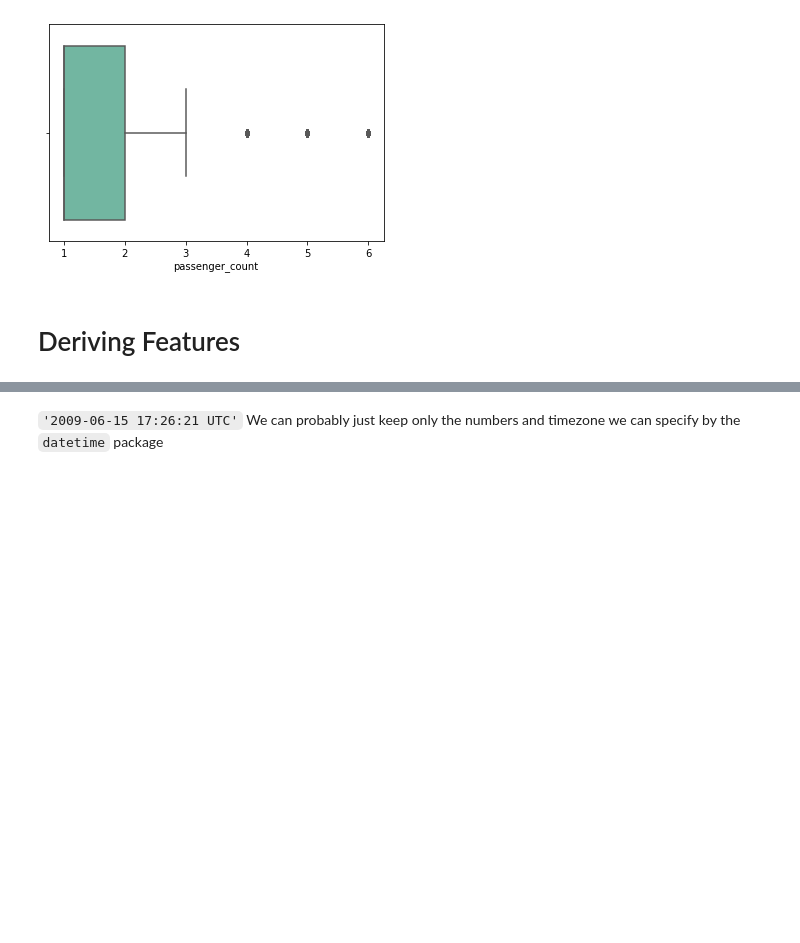
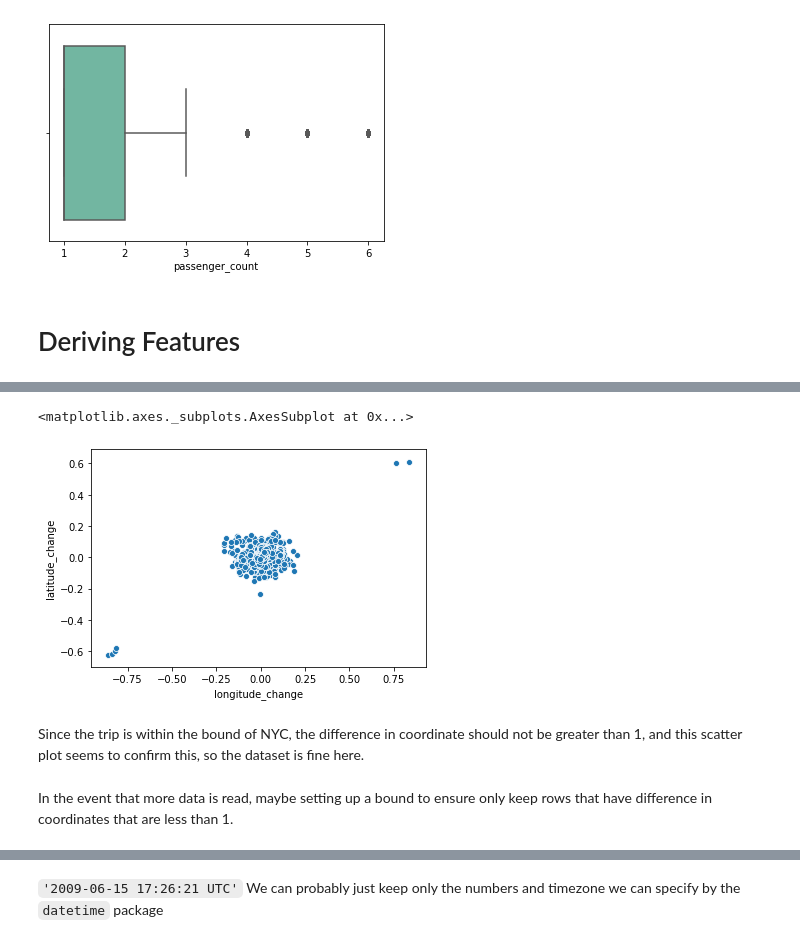
Before and after one commit to cheny51/Introduction_To_ML_Application, a Jupyter notebook: Project/taxi_cab.ipynb, the cells around one changed output, grey strips where cells are left out. Saved outputs shown, nothing was run; the diff lists cells and outputs as text; code cells hidden in the pictures; blank space fills up the shorter version.

```diff
--- a/Project/taxi_cab.ipynb
+++ b/Project/taxi_cab.ipynb
@@ -173,0 +179,25 @@ print(train_df.pickup_datetime[0])
+# %%
+# Let's find out the distance of
+# each trip since coordinates are given!
+
+def dist(dropoff, pickup):
+    '''
+    This function calculate the distance between two point.
+    It can be longitude difference between dropoff and pickup.
+    Or it can be latitude difference between dropoff and pickup.
+    '''
+    return dropoff - pickup
+# %%
+train_df['longitude_change'] = dist(train_df['dropoff_longitude'],\
+                                    train_df['pickup_longitude'])
+train_df['latitude_change'] = dist(train_df['dropoff_latitude'],\
+                                   train_df['pickup_latitude'])
+# %%
+sns.scatterplot(train_df['longitude_change'], train_df['latitude_change'])
+# %% [output]
+<matplotlib.axes._subplots.AxesSubplot at 0x...>
+[figure, added]
+# %% [markdown]
+Since the trip is within the bound of NYC, the difference in coordinate should not be greater than 1, and this scatter plot seems to confirm this, so the dataset is fine here.
+# %% [markdown]
+In the event that more data is read, maybe setting up a bound to ensure only keep rows that have difference in coordinates that are less than 1.
```
Also changed, not shown: parts of 21 cells of this notebook, 1 other file.
